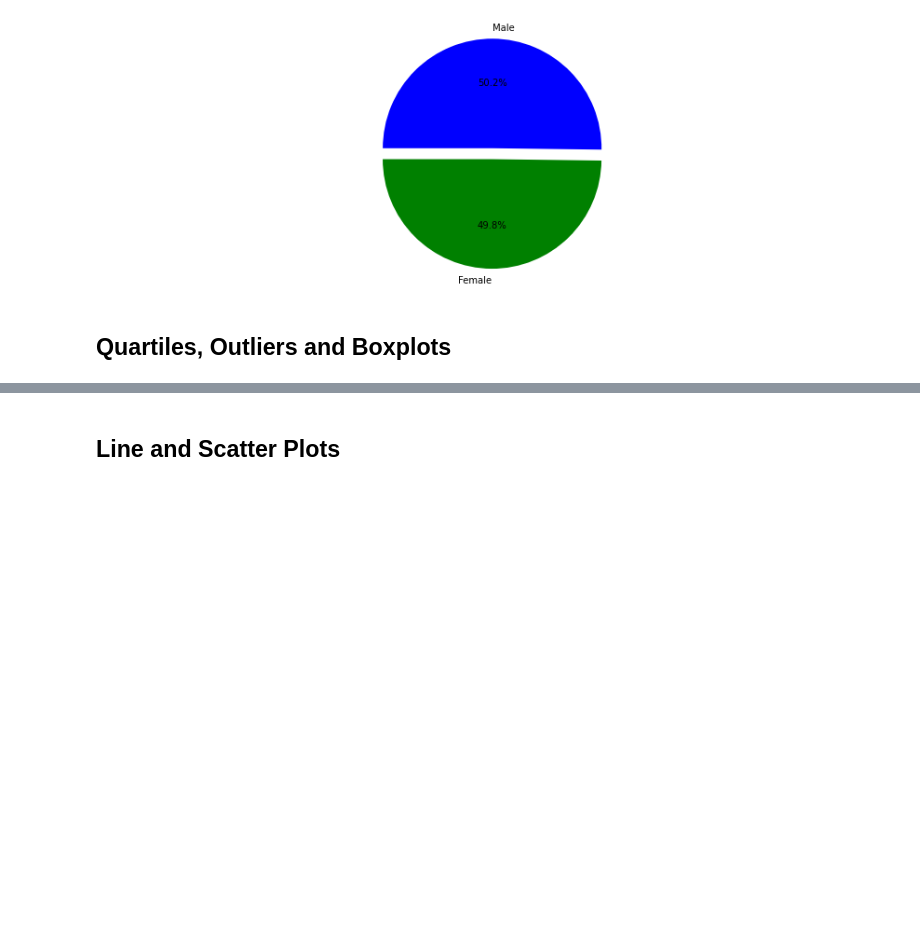
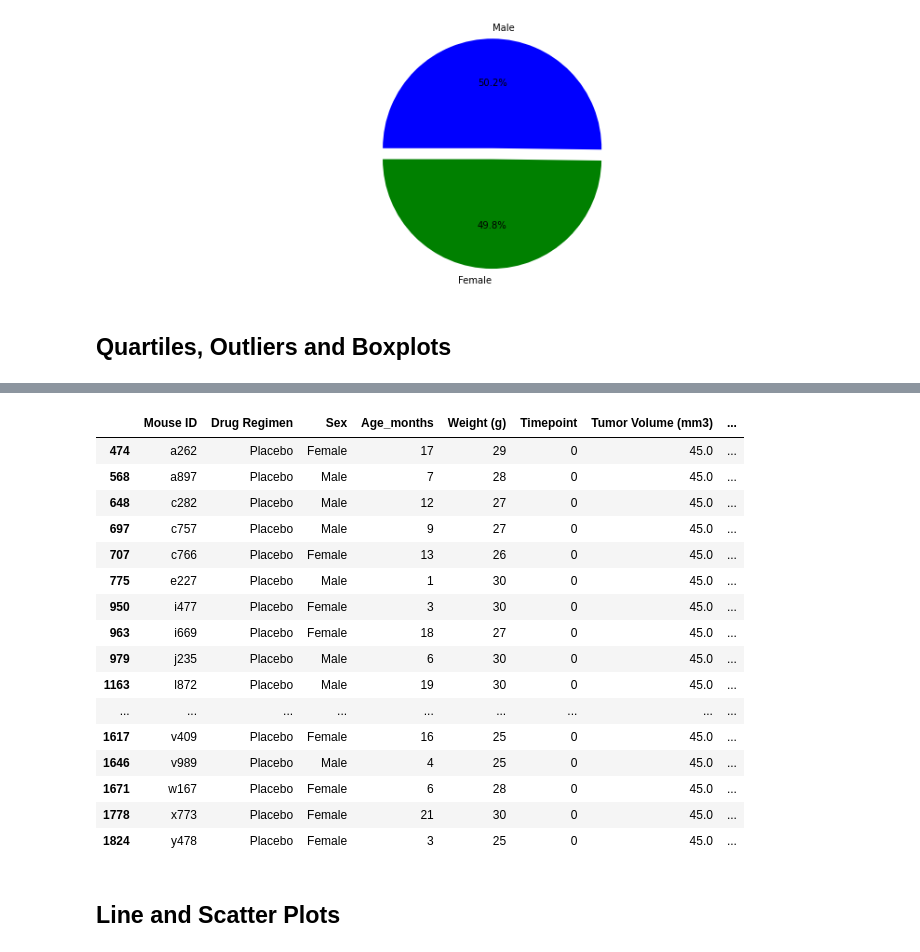
Before and after one commit to VijetaPuthran/Matplotlib, a Jupyter notebook: Pymaceuticals/pymaceuticals_starter.ipynb, the cells around one changed output, grey strips where cells are left out. Drawn from its saved outputs; the diff is of its cells as text; code cells hidden in the pictures; blank space fills up the shorter version.

Commit message:
updated outlier script

```diff
--- a/Pymaceuticals/pymaceuticals_starter.ipynb
+++ b/Pymaceuticals/pymaceuticals_starter.ipynb
@@ -276,5 +256,41 @@ last_timepoint_sorted
 # %%
 # Generate a box plot of the final tumor volume of each mouse across four regimens of interest
+# %%
+# Put treatments into a list for for loop (and later for plot labels)
+data_clean_df
+t = data_clean_df.loc[data_clean_df['Drug Regimen']=='Placebo']
+t
+# Create empty list to fill with tumor vol data (for plotting)
+
+
+# Calculate the IQR and quantitatively determine if there are any potential outliers.
+
+
+    # Locate the rows which contain mice on each drug and get the tumor volumes
+
+
+    # add subset
+
+
+    # Determine outliers using upper and lower bounds
+# %% [output]
+|  | Mouse ID | Drug Regimen | Sex | Age_months | Weight (g) | Timepoint | Tumor Volume (mm3) | ... |
+| 474 | a262 | Placebo | Female | 17 | 29 | 0 | 45.0 | ... |
+| 568 | a897 | Placebo | Male | 7 | 28 | 0 | 45.0 | ... |
+| 648 | c282 | Placebo | Male | 12 | 27 | 0 | 45.0 | ... |
+| 697 | c757 | Placebo | Male | 9 | 27 | 0 | 45.0 | ... |
+| 707 | c766 | Placebo | Female | 13 | 26 | 0 | 45.0 | ... |
+| 775 | e227 | Placebo | Male | 1 | 30 | 0 | 45.0 | ... |
+| 950 | i477 | Placebo | Female | 3 | 30 | 0 | 45.0 | ... |
+| 963 | i669 | Placebo | Female | 18 | 27 | 0 | 45.0 | ... |
+| 979 | j235 | Placebo | Male | 6 | 30 | 0 | 45.0 | ... |
+| 1163 | l872 | Placebo | Male | 19 | 30 | 0 | 45.0 | ... |
+| ... | ... | ... | ... | ... | ... | ... | ... | ... |
+| 1617 | v409 | Placebo | Female | 16 | 25 | 0 | 45.0 | ... |
+| 1646 | v989 | Placebo | Male | 4 | 25 | 0 | 45.0 | ... |
+| 1671 | w167 | Placebo | Female | 6 | 28 | 0 | 45.0 | ... |
+| 1778 | x773 | Placebo | Female | 21 | 30 | 0 | 45.0 | ... |
+| 1824 | y478 | Placebo | Female | 3 | 25 | 0 | 45.0 | ... |
 # %% [markdown]
 ## Line and Scatter Plots
 # %%
```
Also changed, not shown: parts of 3 cells of this notebook.
